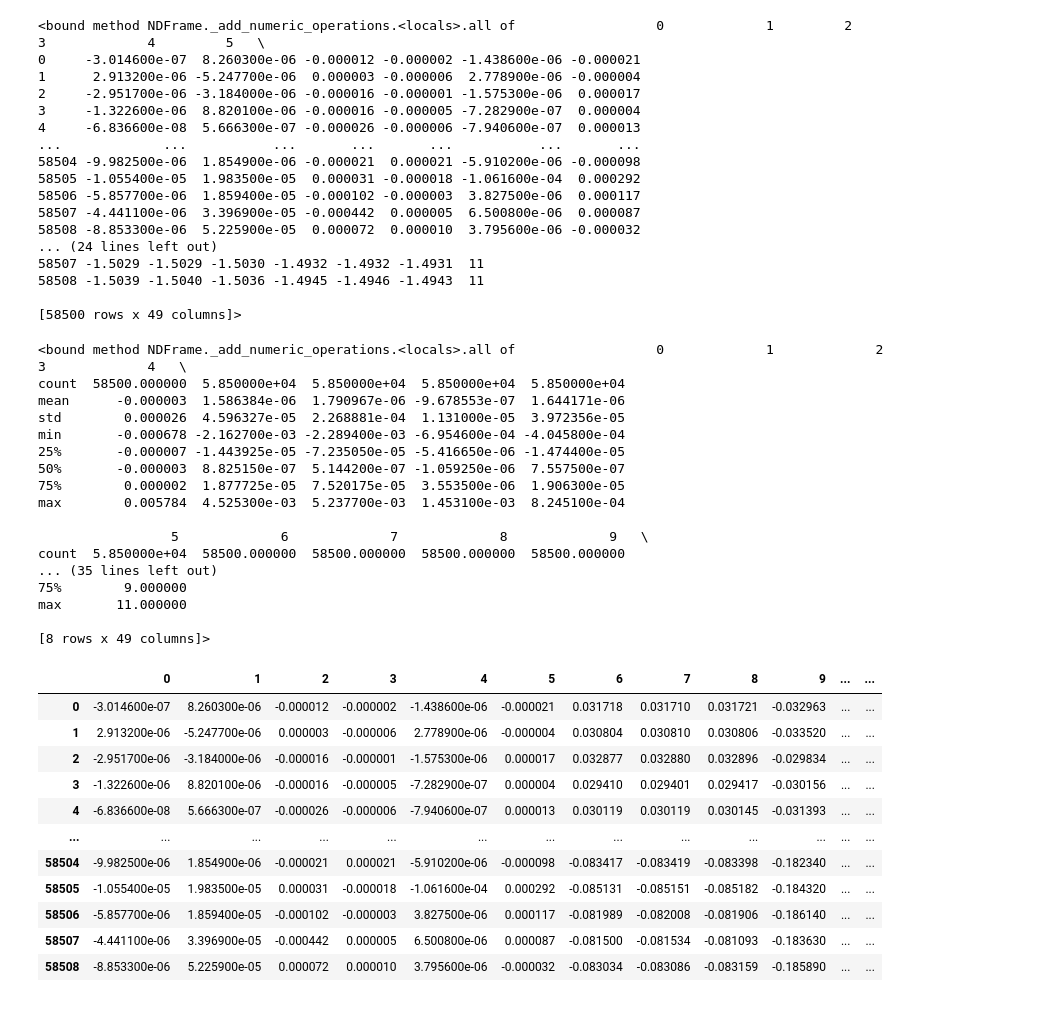
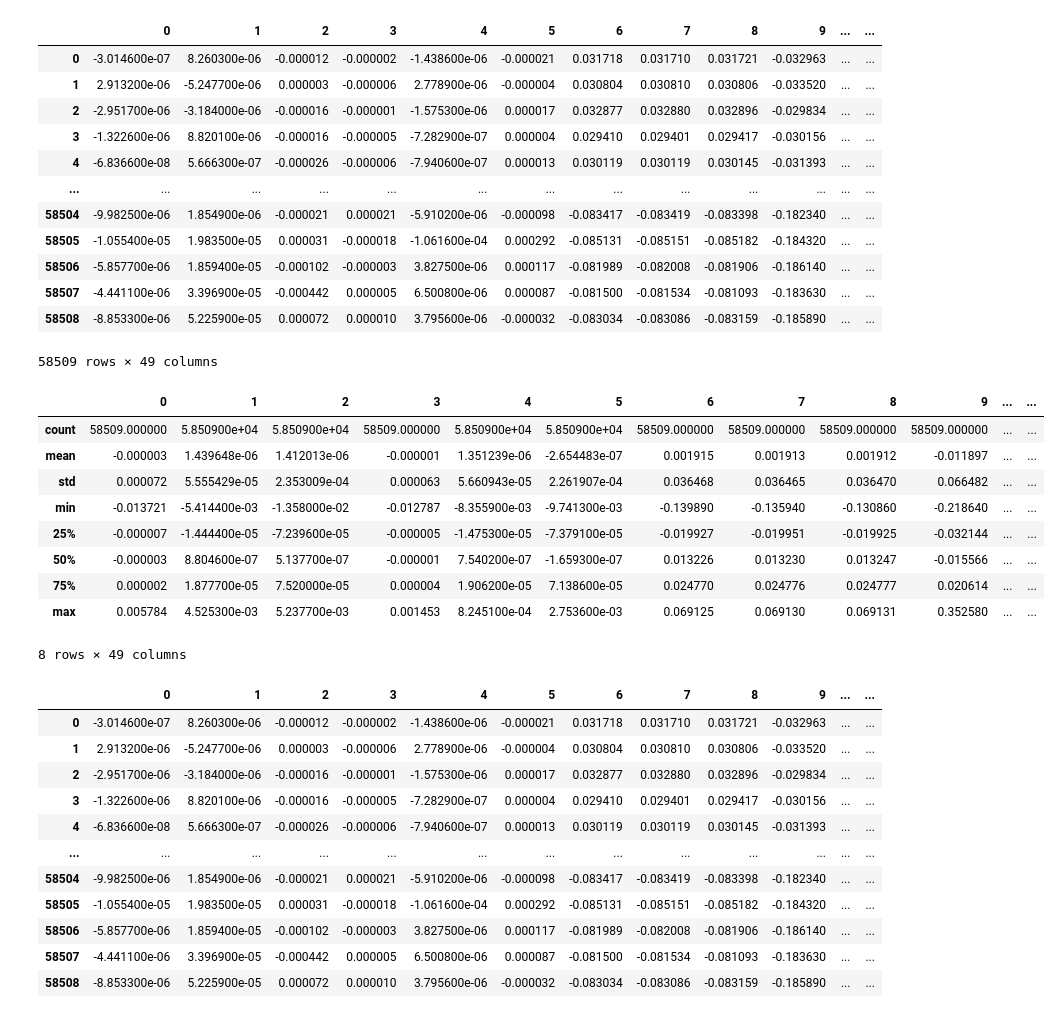
Before and after one commit to MATF-istrazivanje-podataka-1/2023_Data_Mining_Sensorless_drive_Dataset, a Jupyter notebook: exploratory_analysis/data analysis.ipynb, the cells around one changed output. Cells and saved outputs as stored; diff of their text form; code cells hidden in the pictures.

```diff
--- a/exploratory_analysis/data analysis.ipynb
+++ b/exploratory_analysis/data analysis.ipynb
@@ -14,45 +14,34 @@ import numpy as np
 df = pd.read_csv('./Sensorless_drive_diagnosis.txt', delimiter = " ", header = None)
 # %%
 #%store df
-df.all
+df
 # %% [output]
+|  | 0 | 1 | 2 | 3 | 4 | 5 | 6 | 7 | 8 | 9 | ... | ... |
+| 0 | -3.014600e-07 | 8.260300e-06 | -0.000012 | -0.000002 | -1.438600e-06 | -0.000021 | 0.031718 | 0.031710 | 0.031721 | -0.032963 | ... | ... |
+| 1 | 2.913200e-06 | -5.247700e-06 | 0.000003 | -0.000006 | 2.778900e-06 | -0.000004 | 0.030804 | 0.030810 | 0.030806 | -0.033520 | ... | ... |
+| 2 | -2.951700e-06 | -3.184000e-06 | -0.000016 | -0.000001 | -1.575300e-06 | 0.000017 | 0.032877 | 0.032880 | 0.032896 | -0.029834 | ... | ... |
+| 3 | -1.322600e-06 | 8.820100e-06 | -0.000016 | -0.000005 | -7.282900e-07 | 0.000004 | 0.029410 | 0.029401 | 0.029417 | -0.030156 | ... | ... |
+| 4 | -6.836600e-08 | 5.666300e-07 | -0.000026 | -0.000006 | -7.940600e-07 | 0.000013 | 0.030119 | 0.030119 | 0.030145 | -0.031393 | ... | ... |
+| ... | ... | ... | ... | ... | ... | ... | ... | ... | ... | ... | ... | ... |
+| 58504 | -9.982500e-06 | 1.854900e-06 | -0.000021 | 0.000021 | -5.910200e-06 | -0.000098 | -0.083417 | -0.083419 | -0.083398 | -0.182340 | ... | ... |
+| 58505 | -1.055400e-05 | 1.983500e-05 | 0.000031 | -0.000018 | -1.061600e-04 | 0.000292 | -0.085131 | -0.085151 | -0.085182 | -0.184320 | ... | ... |
+| 58506 | -5.857700e-06 | 1.859400e-05 | -0.000102 | -0.000003 | 3.827500e-06 | 0.000117 | -0.081989 | -0.082008 | -0.081906 | -0.186140 | ... | ... |
+| 58507 | -4.441100e-06 | 3.396900e-05 | -0.000442 | 0.000005 | 6.500800e-06 | 0.000087 | -0.081500 | -0.081534 | -0.081093 | -0.183630 | ... | ... |
+| 58508 | -8.853300e-06 | 5.225900e-05 | 0.000072 | 0.000010 | 3.795600e-06 | -0.000032 | -0.083034 | -0.083086 | -0.083159 | -0.185890 | ... | ... |
-<bound method NDFrame._add_numeric_operations.<locals>.all of                  0             1         2         3             4         5   \
-0     -3.014600e-07  8.260300e-06 -0.000012 -0.000002 -1.438600e-06 -0.000021
-1      2.913200e-06 -5.247700e-06  0.000003 -0.000006  2.778900e-06 -0.000004
-2     -2.951700e-06 -3.184000e-06 -0.000016 -0.000001 -1.575300e-06  0.000017
-3     -1.322600e-06  8.820100e-06 -0.000016 -0.000005 -7.282900e-07  0.000004
-4     -6.836600e-08  5.666300e-07 -0.000026 -0.000006 -7.940600e-07  0.000013
-...             ...           ...       ...       ...           ...       ...
-58504 -9.982500e-06  1.854900e-06 -0.000021  0.000021 -5.910200e-06 -0.000098
-58505 -1.055400e-05  1.983500e-05  0.000031 -0.000018 -1.061600e-04  0.000292
-58506 -5.857700e-06  1.859400e-05 -0.000102 -0.000003  3.827500e-06  0.000117
-58507 -4.441100e-06  3.396900e-05 -0.000442  0.000005  6.500800e-06  0.000087
-58508 -8.853300e-06  5.225900e-05  0.000072  0.000010  3.795600e-06 -0.000032
-... (24 lines left out)
-58507 -1.5029 -1.5029 -1.5030 -1.4932 -1.4932 -1.4931  11
-58508 -1.5039 -1.5040 -1.5036 -1.4945 -1.4946 -1.4943  11
-
-[58500 rows x 49 columns]>
+58509 rows × 49 columns
 # %%
-df.describe().all
+df.describe()
 # %% [output]
+|  | 0 | 1 | 2 | 3 | 4 | 5 | 6 | 7 | 8 | 9 | ... | ... |
+| count | 58509.000000 | 5.850900e+04 | 5.850900e+04 | 58509.000000 | 5.850900e+04 | 5.850900e+04 | 58509.000000 | 58509.000000 | 58509.000000 | 58509.000000 | ... | ... |
+| mean | -0.000003 | 1.439648e-06 | 1.412013e-06 | -0.000001 | 1.351239e-06 | -2.654483e-07 | 0.001915 | 0.001913 | 0.001912 | -0.011897 | ... | ... |
+| std | 0.000072 | 5.555429e-05 | 2.353009e-04 | 0.000063 | 5.660943e-05 | 2.261907e-04 | 0.036468 | 0.036465 | 0.036470 | 0.066482 | ... | ... |
+| min | -0.013721 | -5.414400e-03 | -1.358000e-02 | -0.012787 | -8.355900e-03 | -9.741300e-03 | -0.139890 | -0.135940 | -0.130860 | -0.218640 | ... | ... |
+| 25% | -0.000007 | -1.444400e-05 | -7.239600e-05 | -0.000005 | -1.475300e-05 | -7.379100e-05 | -0.019927 | -0.019951 | -0.019925 | -0.032144 | ... | ... |
+| 50% | -0.000003 | 8.804600e-07 | 5.137700e-07 | -0.000001 | 7.540200e-07 | -1.659300e-07 | 0.013226 | 0.013230 | 0.013247 | -0.015566 | ... | ... |
+| 75% | 0.000002 | 1.877700e-05 | 7.520000e-05 | 0.000004 | 1.906200e-05 | 7.138600e-05 | 0.024770 | 0.024776 | 0.024777 | 0.020614 | ... | ... |
+| max | 0.005784 | 4.525300e-03 | 5.237700e-03 | 0.001453 | 8.245100e-04 | 2.753600e-03 | 0.069125 | 0.069130 | 0.069131 | 0.352580 | ... | ... |
-<bound method NDFrame._add_numeric_operations.<locals>.all of                  0             1             2             3             4   \
-count  58500.000000  5.850000e+04  5.850000e+04  5.850000e+04  5.850000e+04
-mean      -0.000003  1.586384e-06  1.790967e-06 -9.678553e-07  1.644171e-06
-std        0.000026  4.596327e-05  2.268881e-04  1.131000e-05  3.972356e-05
-min       -0.000678 -2.162700e-03 -2.289400e-03 -6.954600e-04 -4.045800e-04
-25%       -0.000007 -1.443925e-05 -7.235050e-05 -5.416650e-06 -1.474400e-05
-50%       -0.000003  8.825150e-07  5.144200e-07 -1.059250e-06  7.557500e-07
-75%        0.000002  1.877725e-05  7.520175e-05  3.553500e-06  1.906300e-05
-max        0.005784  4.525300e-03  5.237700e-03  1.453100e-03  8.245100e-04
-
-                 5             6             7             8             9   \
-count  5.850000e+04  58500.000000  58500.000000  58500.000000  58500.000000
-... (35 lines left out)
-75%        9.000000
-max       11.000000
-
-[8 rows x 49 columns]>
+8 rows × 49 columns
 # %%
 X = df.iloc[:, :-1]
 #%store X
```
Also changed, not shown: parts of 4 cells of this notebook.
